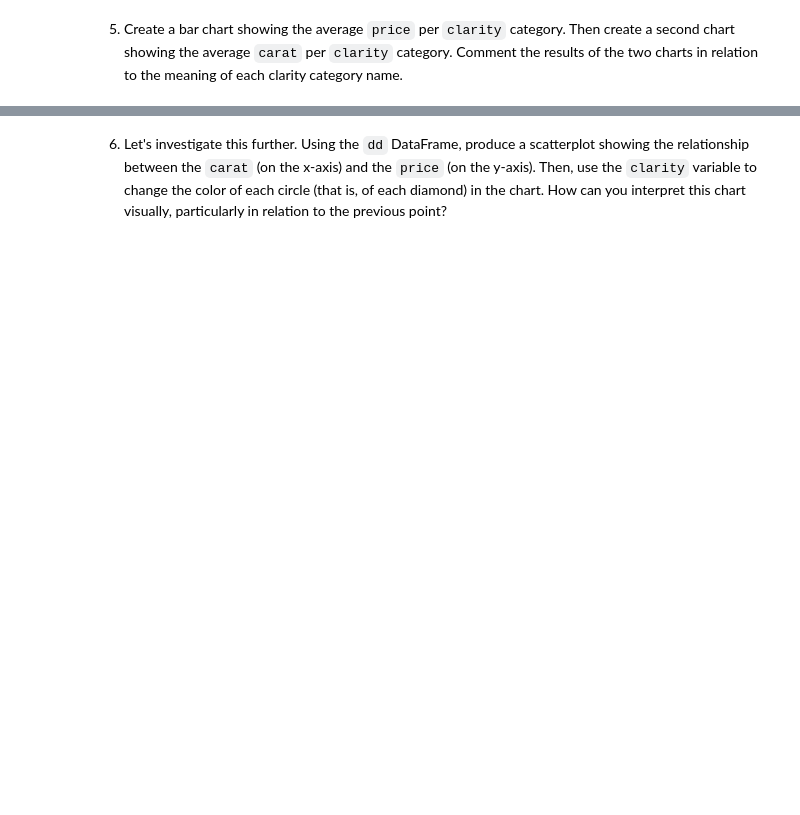
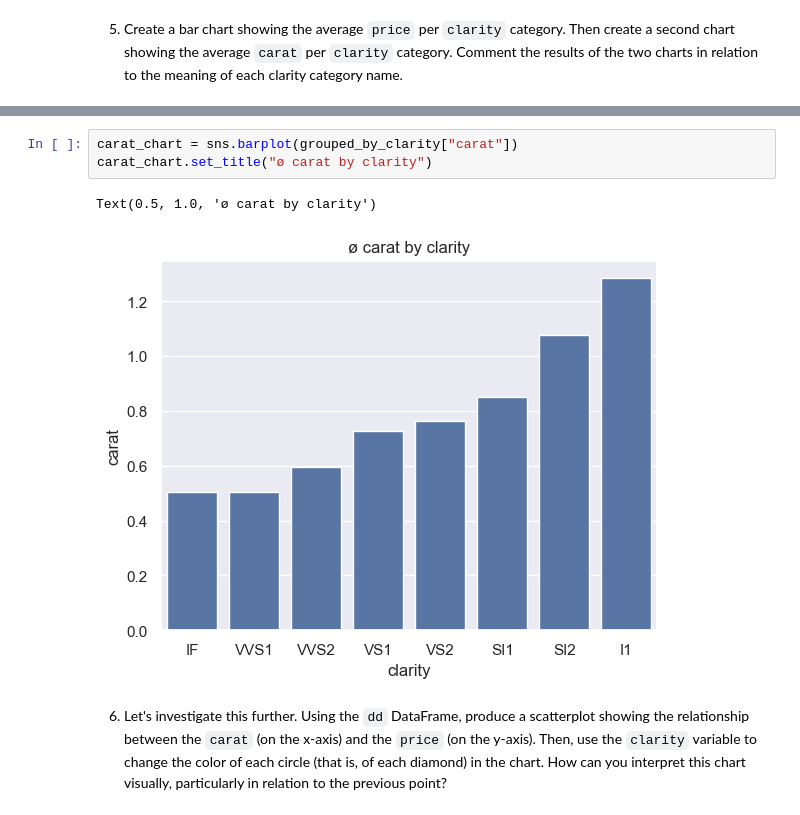
Before and after one commit to extra-jalapenos/python-matplot-and-seaborn, a Jupyter notebook: 6b Homework.ipynb, the cells around one changed output, grey strips where cells are left out. Drawn from its saved outputs; the diff is of its cells as text; blank space fills up the shorter version.

```diff
--- a/6b Homework.ipynb
+++ b/6b Homework.ipynb
@@ -45,2 +104,8 @@ rndm.head()
+# %%
+carat_chart = sns.barplot(grouped_by_clarity["carat"])
+carat_chart.set_title("ø carat by clarity")
+# %% [output]
+Text(0.5, 1.0, 'ø carat by clarity')
+[figure, added]
 # %% [markdown]
 6. Let's investigate this further. Using the `dd` DataFrame, produce a scatterplot showing the relationship between the `carat` (on the x-axis) and the `price` (on the y-axis). Then, use the `clarity` variable to change the color of each circle (that is, of each diamond) in the chart. How can you interpret this chart visually, particularly in relation to the previous point?
```
Also changed, not shown: parts of 7 cells of this notebook.
